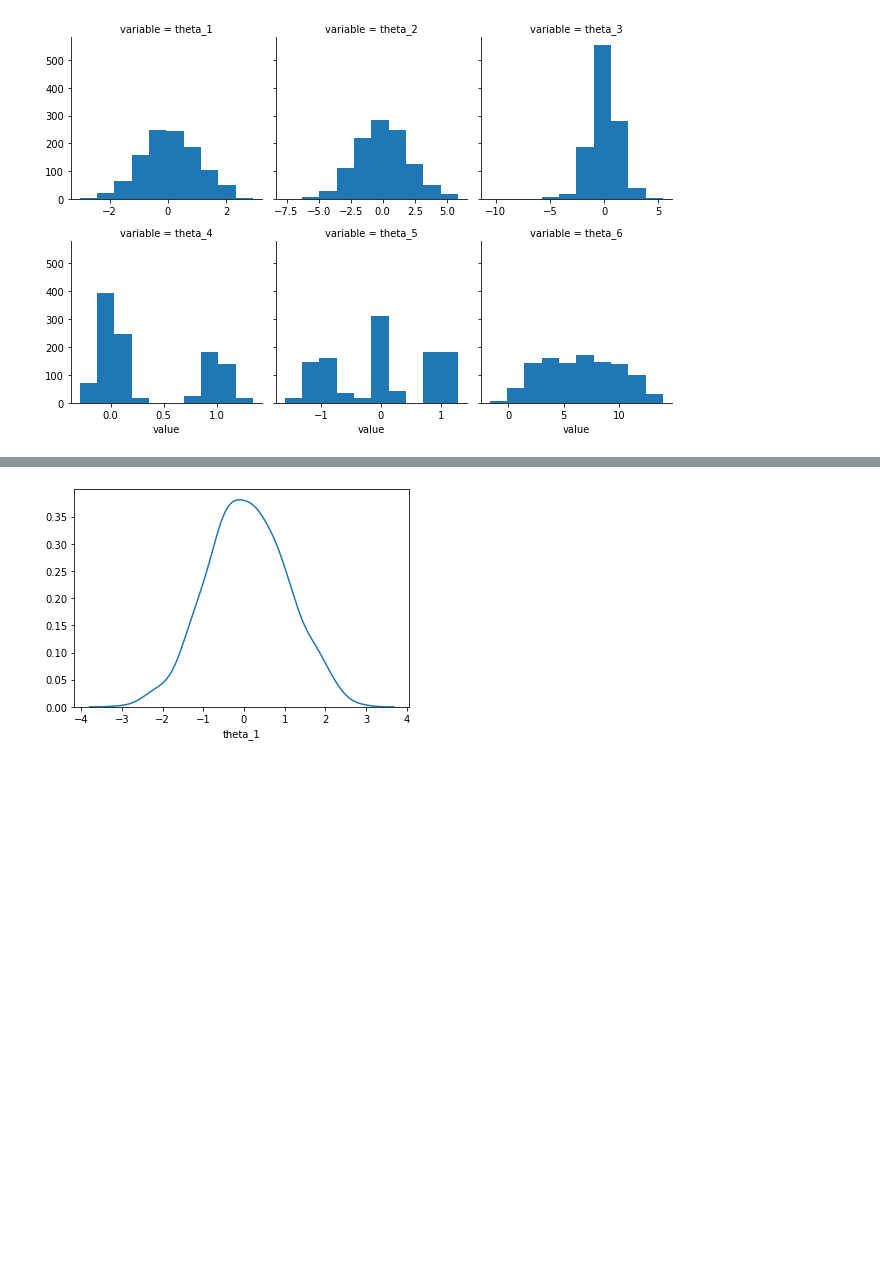
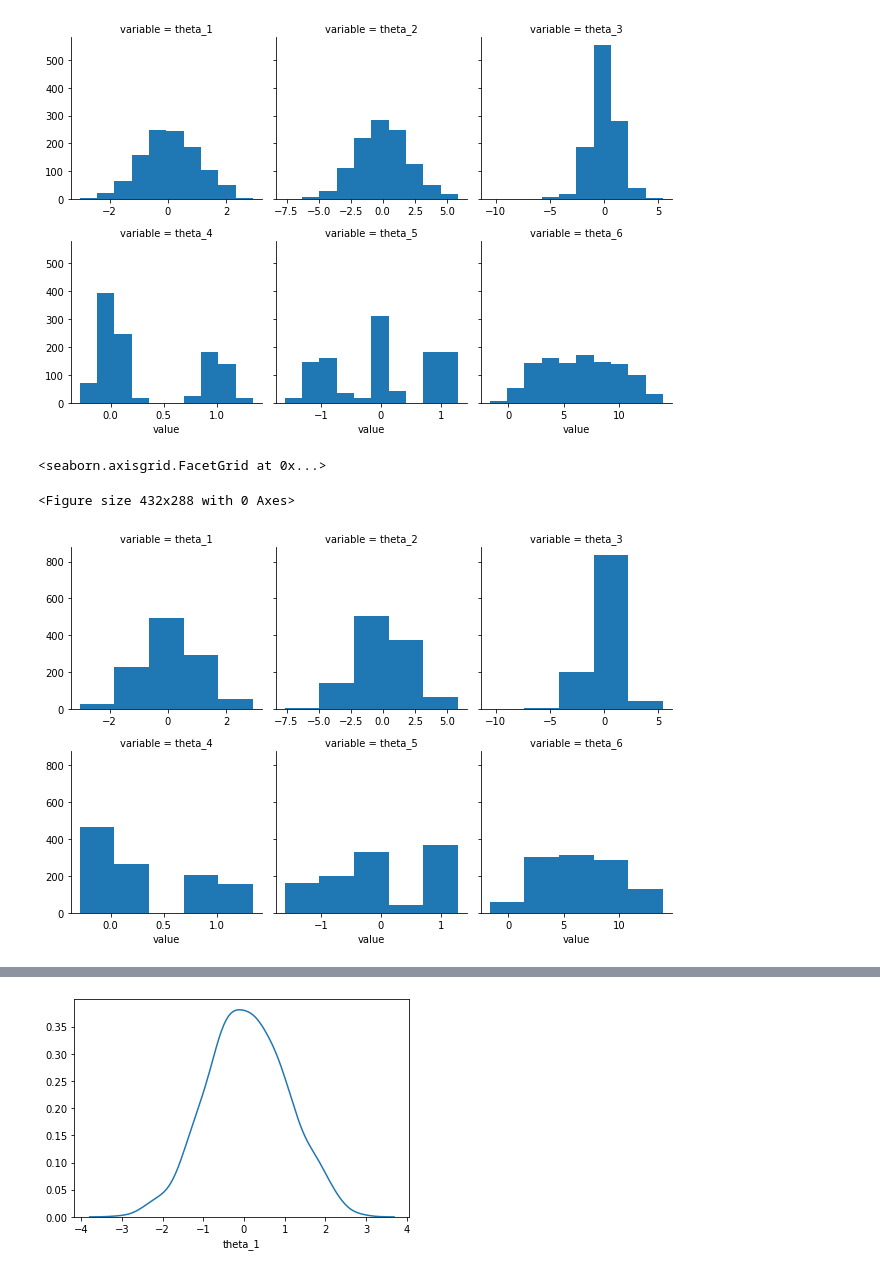
Before and after one commit to sebastianwach/Data_Analytics, a Jupyter notebook: Lab1-preview/Lab1.ipynb, the cells around one changed output, grey strips where cells are left out. Drawn from its saved outputs; the diff is of its cells as text; code cells hidden in the pictures; blank space fills up the shorter version.

```diff
--- a/Lab1-preview/Lab1.ipynb
+++ b/Lab1-preview/Lab1.ipynb
@@ -37,3 +37,12 @@ grid.map(plt.hist, "value")
 <seaborn.axisgrid.FacetGrid at 0x...>
 <Figure size 432x288 with 0 Axes>
 [figure]
+# %%
+#4. Plot histograms of all columns with bins=5
+plt.figure()
+grid = sns.FacetGrid(dataMelted, col="variable", col_wrap=3,sharex=False)
+grid.map(plt.hist, "value",bins=5)
+# %% [output]
+<seaborn.axisgrid.FacetGrid at 0x...>
+<Figure size 432x288 with 0 Axes>
+[figure, added]
```
Also changed, not shown: parts of 4 cells of this notebook.
